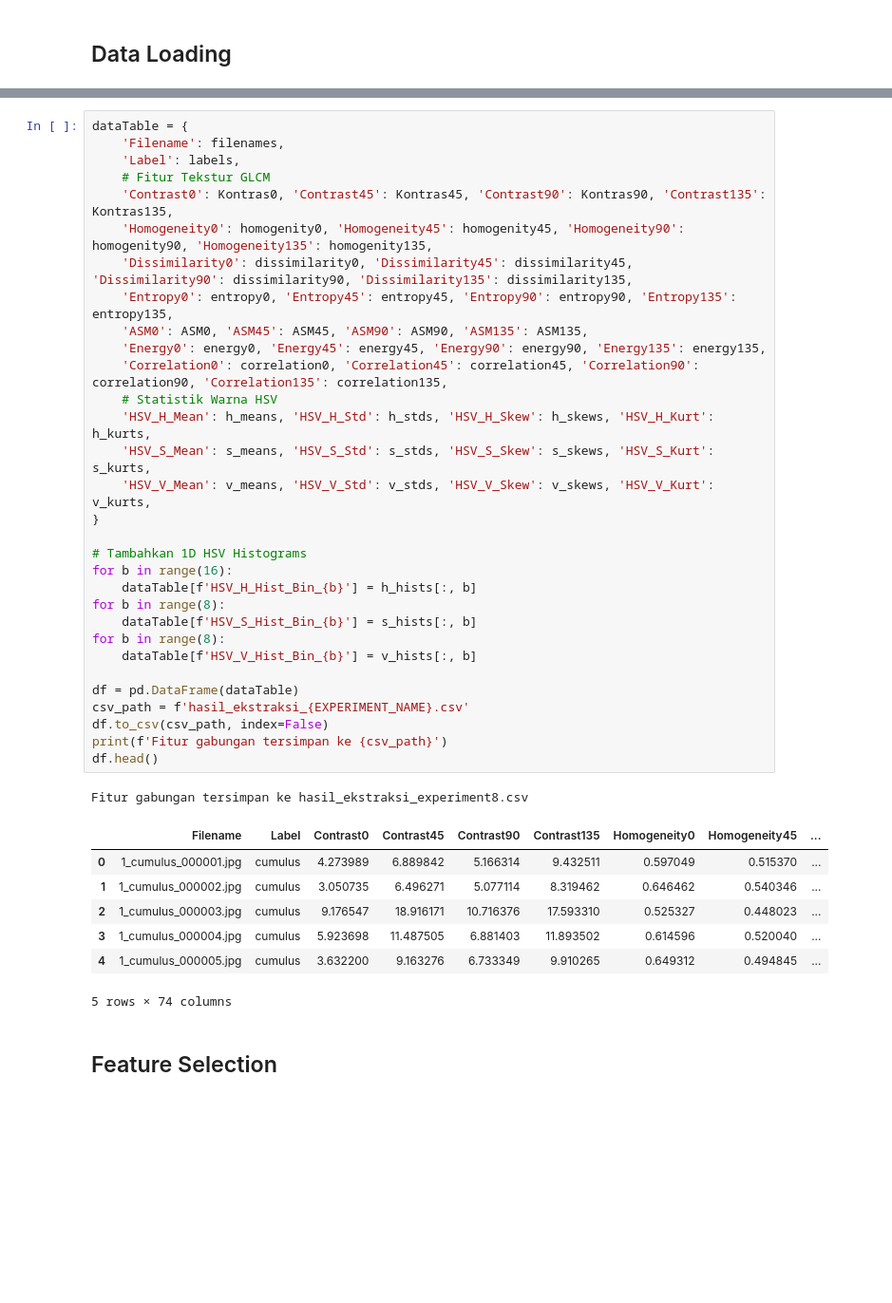
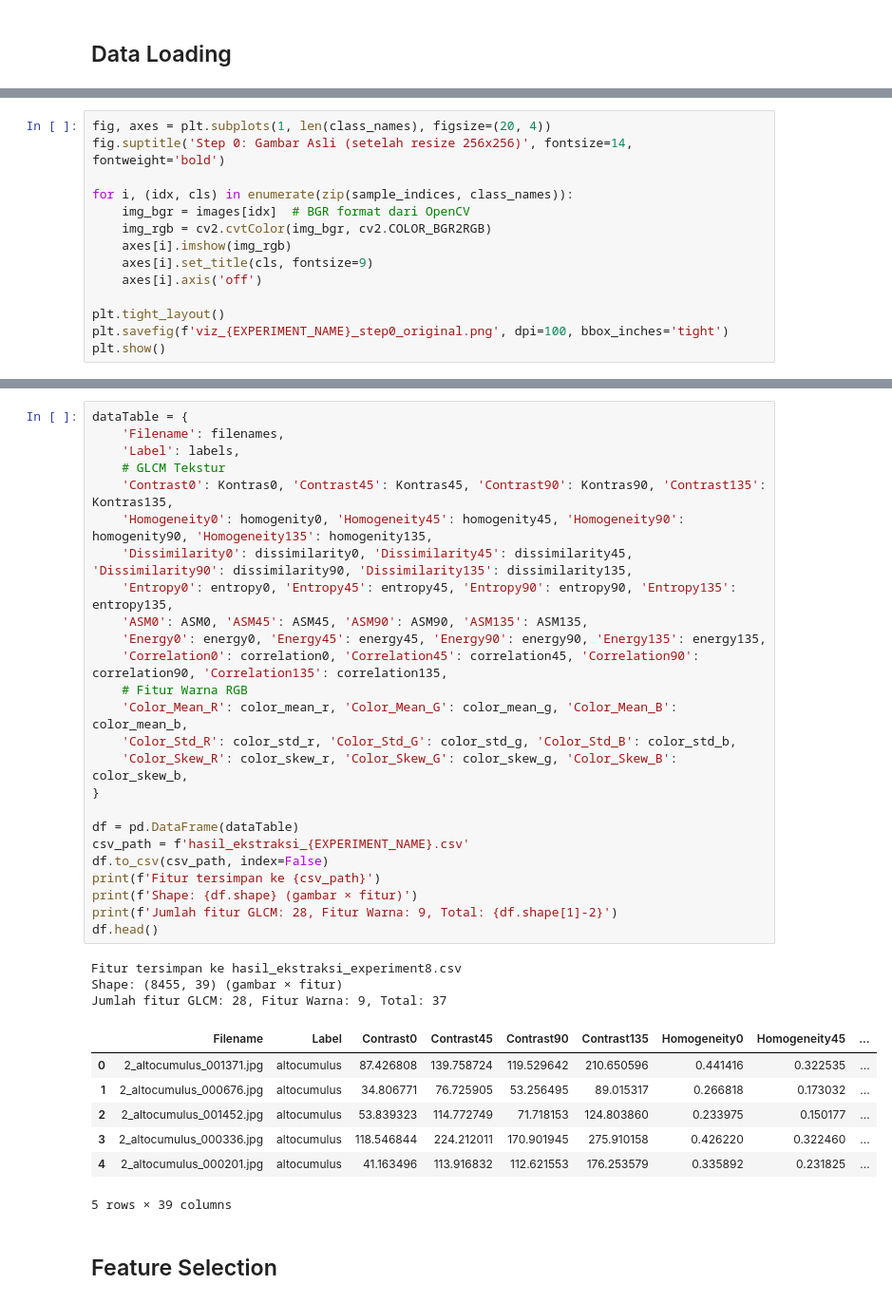
Before and after one commit to Vuxyn/cloud-classification, a Jupyter notebook: notebooks/08_experiment8.ipynb, the cells around one changed output, grey strips where cells are left out. Shown at 95% size. Drawn from its saved outputs; the diff is of its cells as text; blank space fills up the shorter version.

```diff
--- a/notebooks/08_experiment8.ipynb
+++ b/notebooks/08_experiment8.ipynb
@@ -160,0 +157,14 @@ else:
+# %%
+fig, axes = plt.subplots(1, len(class_names), figsize=(20, 4))
+fig.suptitle('Step 0: Gambar Asli (setelah resize 256x256)', fontsize=14, fontweight='bold')
+
+for i, (idx, cls) in enumerate(zip(sample_indices, class_names)):
+    img_bgr = images[idx]  # BGR format dari OpenCV
+    img_rgb = cv2.cvtColor(img_bgr, cv2.COLOR_BGR2RGB)
+    axes[i].imshow(img_rgb)
+    axes[i].set_title(cls, fontsize=9)
+    axes[i].axis('off')
+
+plt.tight_layout()
+plt.savefig(f'viz_{EXPERIMENT_NAME}_step0_original.png', dpi=100, bbox_inches='tight')
+plt.show()
@@ -267,43 +305,39 @@ for i in tqdm(range(len(images_preprocessed)), desc="Extracting GLCM features"):
 # %%
 dataTable = {
     'Filename': filenames,
     'Label': labels,
-    # Fitur Tekstur GLCM
+    # GLCM Tekstur
     'Contrast0': Kontras0, 'Contrast45': Kontras45, 'Contrast90': Kontras90, 'Contrast135': Kontras135,
     'Homogeneity0': homogenity0, 'Homogeneity45': homogenity45, 'Homogeneity90': homogenity90, 'Homogeneity135': homogenity135,
     'Dissimilarity0': dissimilarity0, 'Dissimilarity45': dissimilarity45, 'Dissimilarity90': dissimilarity90, 'Dissimilarity135': dissimilarity135,
     'Entropy0': entropy0, 'Entropy45': entropy45, 'Entropy90': entropy90, 'Entropy135': entropy135,
     'ASM0': ASM0, 'ASM45': ASM45, 'ASM90': ASM90, 'ASM135': ASM135,
     'Energy0': energy0, 'Energy45': energy45, 'Energy90': energy90, 'Energy135': energy135,
     'Correlation0': correlation0, 'Correlation45': correlation45, 'Correlation90': correlation90, 'Correlation135': correlation135,
-    # Statistik Warna HSV
-    'HSV_H_Mean': h_means, 'HSV_H_Std': h_stds, 'HSV_H_Skew': h_skews, 'HSV_H_Kurt': h_kurts,
-    'HSV_S_Mean': s_means, 'HSV_S_Std': s_stds, 'HSV_S_Skew': s_skews, 'HSV_S_Kurt': s_kurts,
-    'HSV_V_Mean': v_means, 'HSV_V_Std': v_stds, 'HSV_V_Skew': v_skews, 'HSV_V_Kurt': v_kurts,
+    # Fitur Warna RGB
+    'Color_Mean_R': color_mean_r, 'Color_Mean_G': color_mean_g, 'Color_Mean_B': color_mean_b,
+    'Color_Std_R': color_std_r, 'Color_Std_G': color_std_g, 'Color_Std_B': color_std_b,
+    'Color_Skew_R': color_skew_r, 'Color_Skew_G': color_skew_g, 'Color_Skew_B': color_skew_b,
 }
-
-# Tambahkan 1D HSV Histograms
-for b in range(16):
-    dataTable[f'HSV_H_Hist_Bin_{b}'] = h_hists[:, b]
-for b in range(8):
-    dataTable[f'HSV_S_Hist_Bin_{b}'] = s_hists[:, b]
-for b in range(8):
-    dataTable[f'HSV_V_Hist_Bin_{b}'] = v_hists[:, b]
 
 df = pd.DataFrame(dataTable)
 csv_path = f'hasil_ekstraksi_{EXPERIMENT_NAME}.csv'
 df.to_csv(csv_path, index=False)
-print(f'Fitur gabungan tersimpan ke {csv_path}')
+print(f'Fitur tersimpan ke {csv_path}')
+print(f'Shape: {df.shape} (gambar × fitur)')
+print(f'Jumlah fitur GLCM: 28, Fitur Warna: 9, Total: {df.shape[1]-2}')
 df.head()
 # %% [output]
-Fitur gabungan tersimpan ke hasil_ekstraksi_experiment8.csv
+Fitur tersimpan ke hasil_ekstraksi_experiment8.csv
+Shape: (8455, 39) (gambar × fitur)
+Jumlah fitur GLCM: 28, Fitur Warna: 9, Total: 37
 |  | Filename | Label | Contrast0 | Contrast45 | Contrast90 | Contrast135 | Homogeneity0 | Homogeneity45 | ... |
-| 0 | 1_cumulus_000001.jpg | cumulus | 4.273989 | 6.889842 | 5.166314 | 9.432511 | 0.597049 | 0.515370 | ... |
-| 1 | 1_cumulus_000002.jpg | cumulus | 3.050735 | 6.496271 | 5.077114 | 8.319462 | 0.646462 | 0.540346 | ... |
-| 2 | 1_cumulus_000003.jpg | cumulus | 9.176547 | 18.916171 | 10.716376 | 17.593310 | 0.525327 | 0.448023 | ... |
-| 3 | 1_cumulus_000004.jpg | cumulus | 5.923698 | 11.487505 | 6.881403 | 11.893502 | 0.614596 | 0.520040 | ... |
-| 4 | 1_cumulus_000005.jpg | cumulus | 3.632200 | 9.163276 | 6.733349 | 9.910265 | 0.649312 | 0.494845 | ... |
+| 0 | 2_altocumulus_001371.jpg | altocumulus | 87.426808 | 139.758724 | 119.529642 | 210.650596 | 0.441416 | 0.322535 | ... |
+| 1 | 2_altocumulus_000676.jpg | altocumulus | 34.806771 | 76.725905 | 53.256495 | 89.015317 | 0.266818 | 0.173032 | ... |
+| 2 | 2_altocumulus_001452.jpg | altocumulus | 53.839323 | 114.772749 | 71.718153 | 124.803860 | 0.233975 | 0.150177 | ... |
+| 3 | 2_altocumulus_000336.jpg | altocumulus | 118.546844 | 224.212011 | 170.901945 | 275.910158 | 0.426220 | 0.322460 | ... |
+| 4 | 2_altocumulus_000201.jpg | altocumulus | 41.163496 | 113.916832 | 112.621553 | 176.253579 | 0.335892 | 0.231825 | ... |
-5 rows × 74 columns
+5 rows × 39 columns
 # %% [markdown]
 ## Feature Selection
 # %%
```
Also changed, not shown: parts of 42 cells of this notebook, 14 other files.
